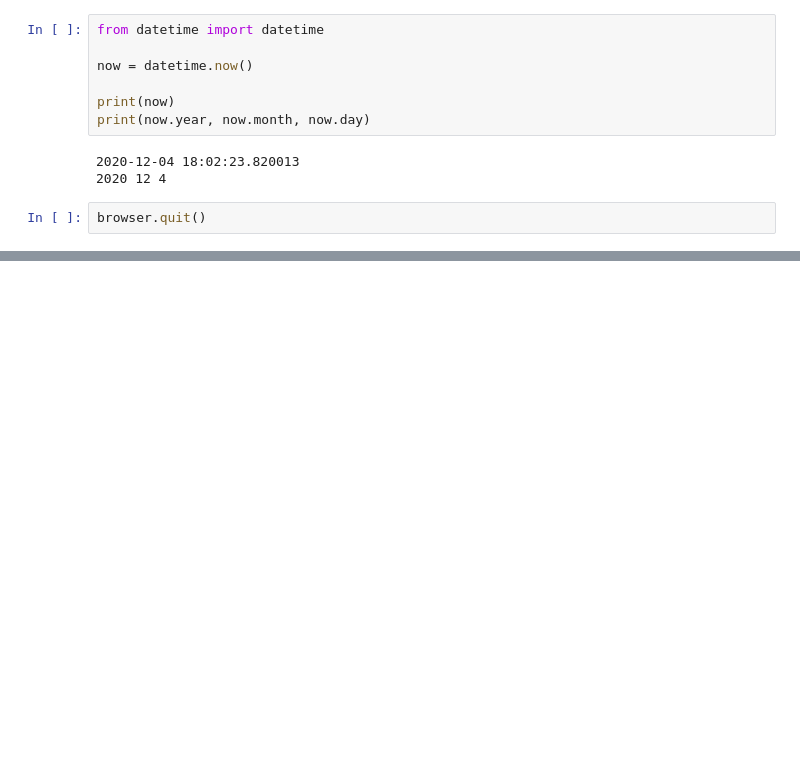
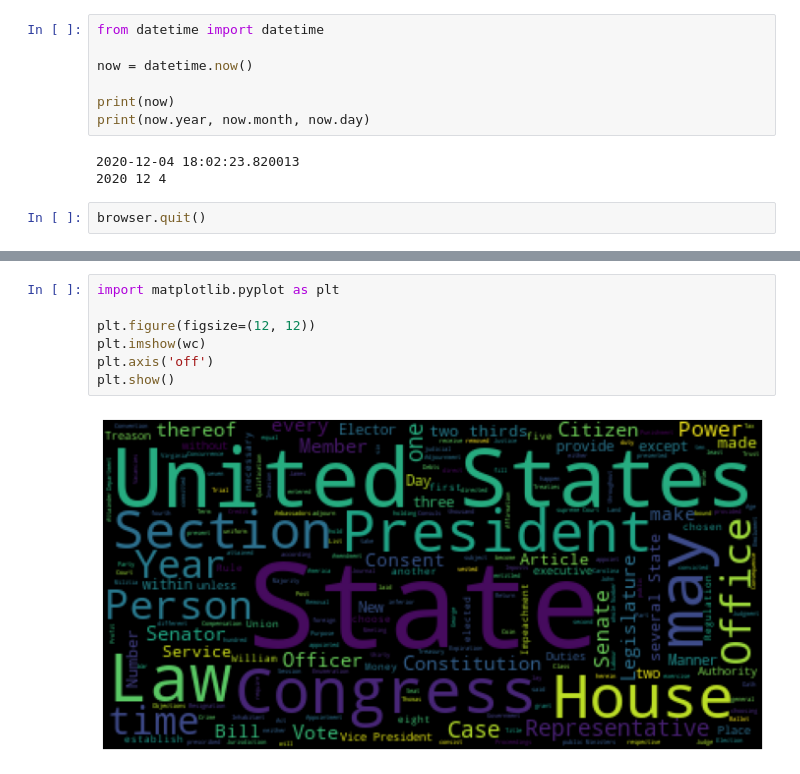
Before and after one commit to prismip/ssac-academy, a Jupyter notebook: workspace/code-workspace/python-basic/10.web-request.ipynb, the cells around one changed output, grey strips where cells are left out. Cells and saved outputs as stored; diff of their text form; blank space fills up the shorter version.

```diff
--- a/workspace/code-workspace/python-basic/10.web-request.ipynb
+++ b/workspace/code-workspace/python-basic/10.web-request.ipynb
@@ -118,0 +153,9 @@ browser.quit()
+# %%
+import matplotlib.pyplot as plt
+
+plt.figure(figsize=(12, 12))
+plt.imshow(wc)
+plt.axis('off')
+plt.show()
+# %% [output]
+[figure, added]
```
Also changed, not shown: parts of 17 cells of this notebook.
